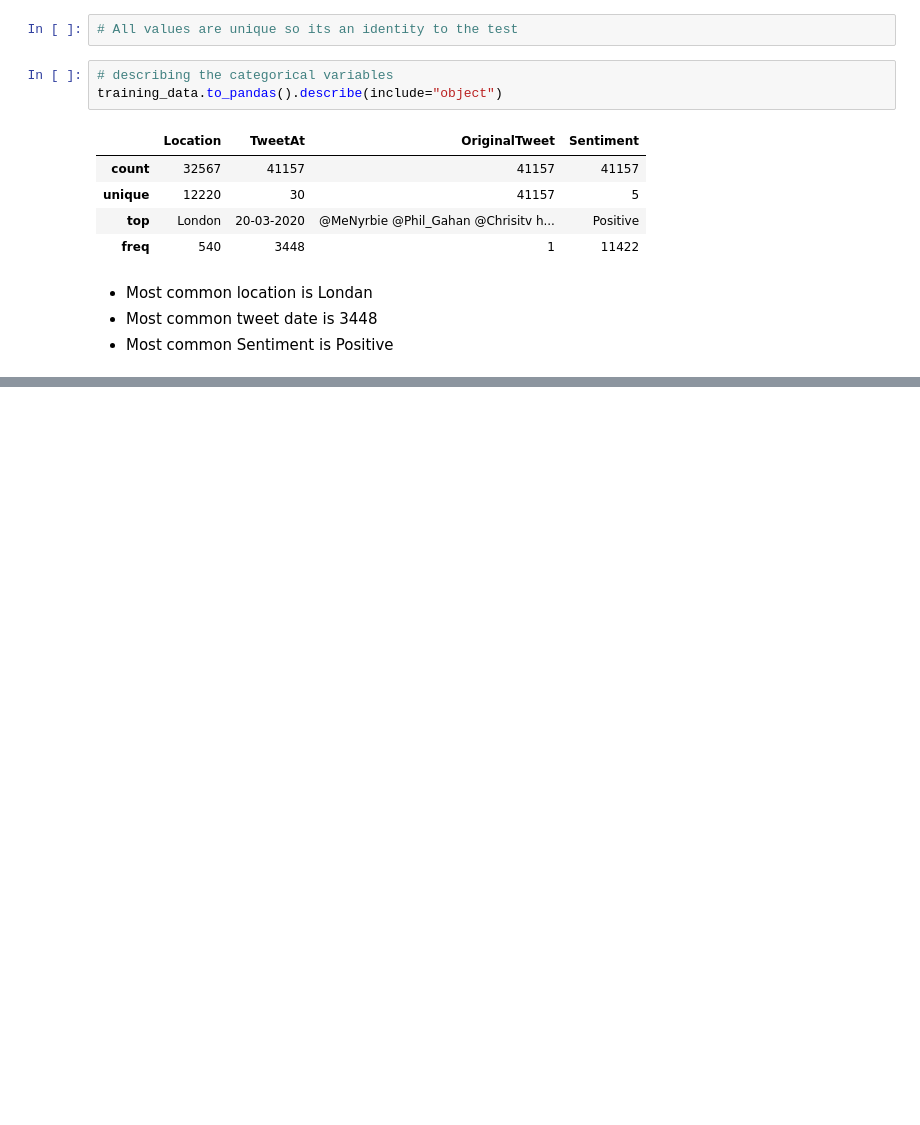
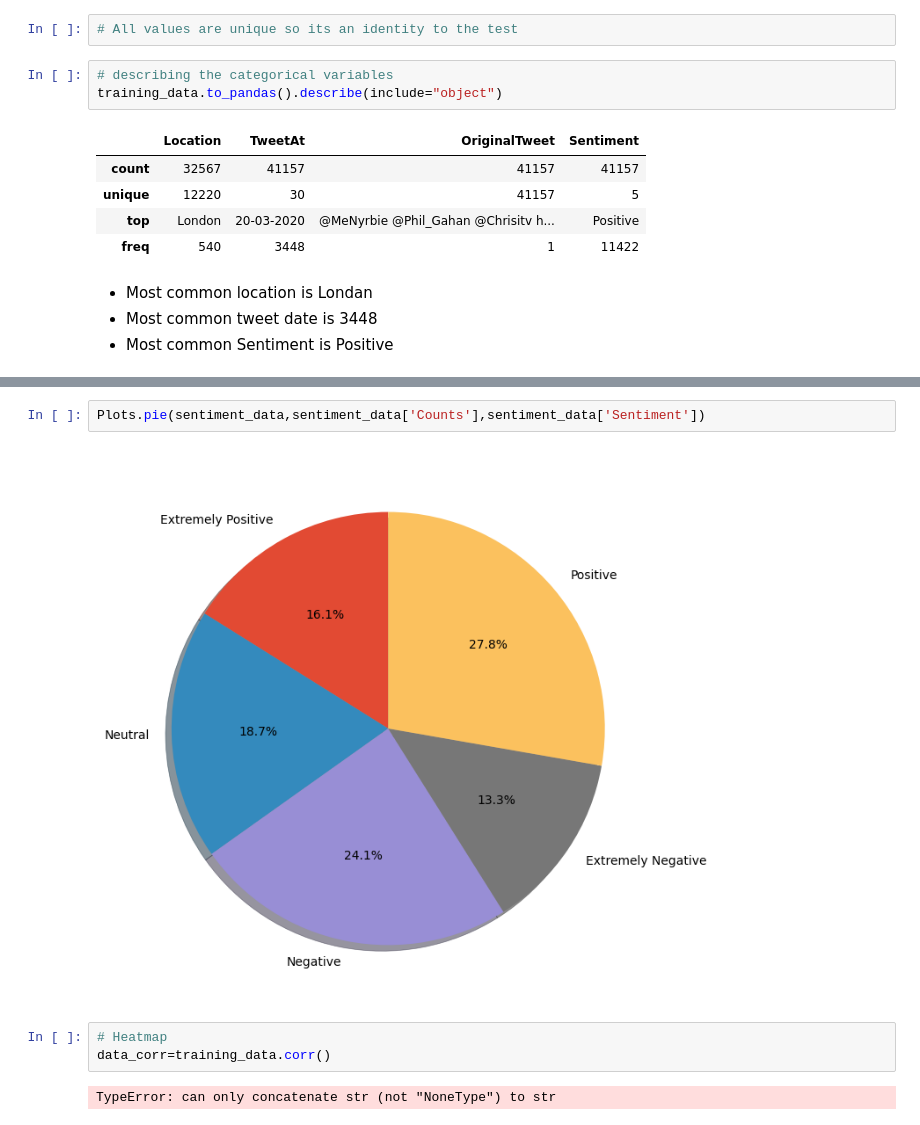
Before and after one commit to 1nuc/nlp-python-project, a Jupyter notebook: src/Text Classification/run.ipynb, the cells around one changed output, grey strips where cells are left out. Drawn from its saved outputs; the diff is of its cells as text; blank space fills up the shorter version.

```diff
--- a/src/Text Classification/run.ipynb
+++ b/src/Text Classification/run.ipynb
@@ -71,0 +103,9 @@ training_data.to_pandas().describe(include="object")
+# %%
+Plots.pie(sentiment_data,sentiment_data['Counts'],sentiment_data['Sentiment'])
+# %% [output]
+[figure, added]
+# %%
+# Heatmap
+data_corr=training_data.corr()
+# %% [output]
+TypeError: can only concatenate str (not "NoneType") to str
```
Also changed, not shown: parts of 8 cells of this notebook, 1 other file.
